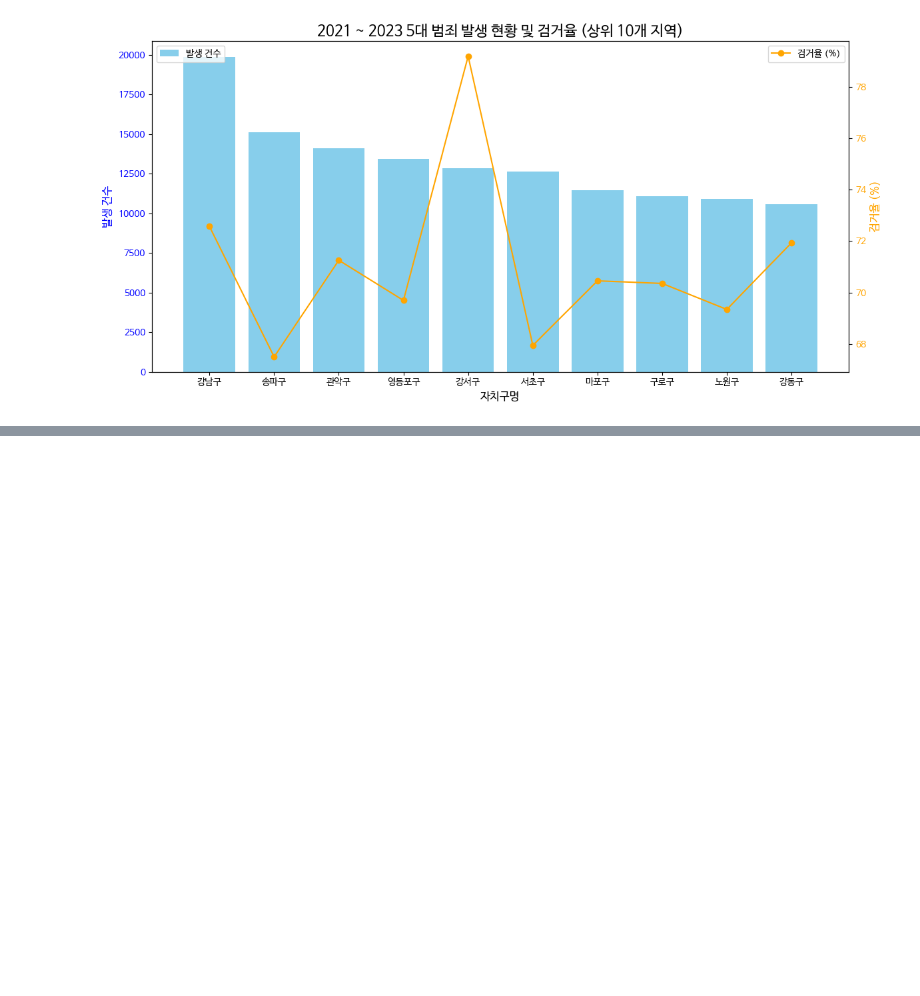
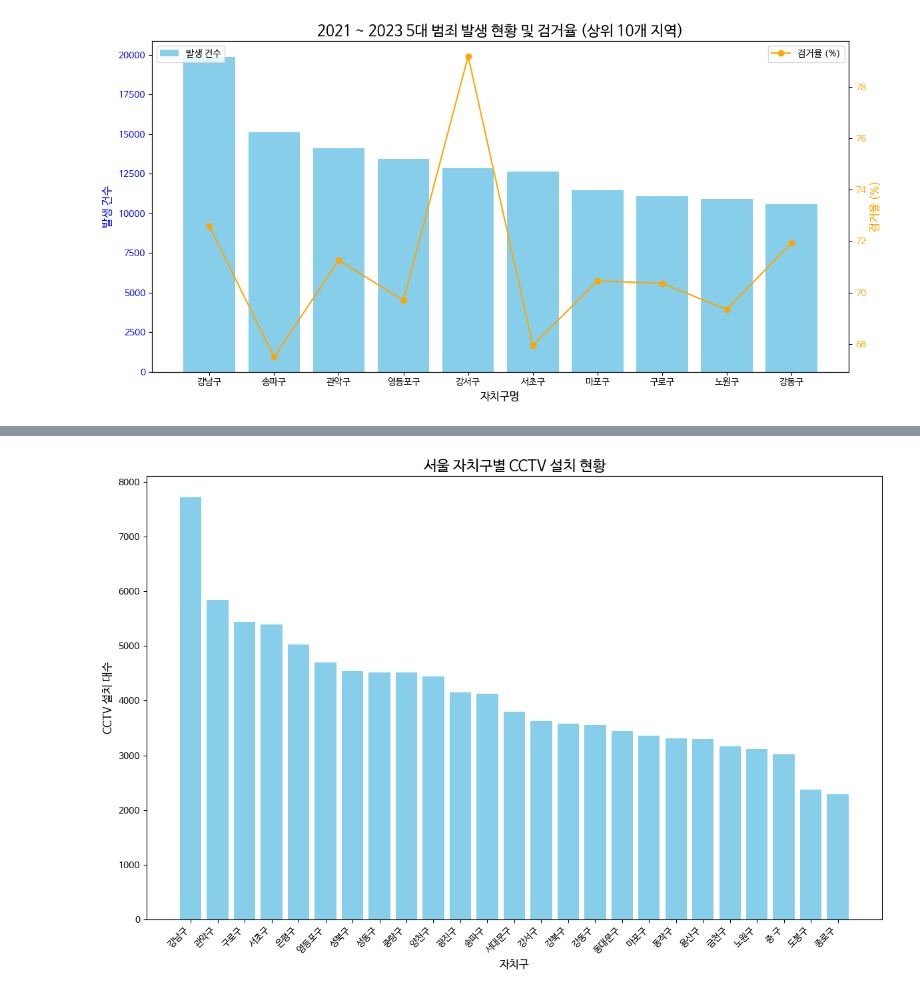
Before and after one commit to CodingCat-Jung/SmartCity, a Jupyter notebook: SmartCity03.ipynb, the cells around one changed output, grey strips where cells are left out. Drawn from its saved outputs; the diff is of its cells as text; code cells hidden in the pictures; blank space fills up the shorter version.

```diff
--- a/SmartCity03.ipynb
+++ b/SmartCity03.ipynb
@@ -139,0 +257,37 @@ for crime in top_locations_by_crime['범죄별'].unique():
+# %%
+# 서울 자치구별 CCTV 설치율 파악하기
+import pandas as pd
+import matplotlib.pyplot as plt
+import matplotlib.font_manager as fm
+
+# 데이터 불러오기
+df = pd.read_excel('서울시 자치구 (연도별) CCTV 설치현황_240630.xlsx')
+
+# print(df.columns)
+
+df_sorted = df.sort_values(by='총계', ascending=False)
+
+# 결과를 새 엑셀 파일로 저장
+df_sorted.to_excel('서울 자치구별 CCTV 설치율 파악.xlsx', index=False)
+
+plt.rc('font', family='NanumBarunGothic')
+
+# 시각화: CCTV 설치율 (막대 그래프)
+plt.figure(figsize=(12, 8))
+plt.bar(df_sorted['구분'], df_sorted['총계'], color='skyblue')
+
+# 그래프 제목 및 축 레이블 설정
+plt.title('서울 자치구별 CCTV 설치 현황', fontsize=16)
+plt.xlabel('자치구', fontsize=12)
+plt.ylabel('CCTV 설치 대수', fontsize=12)
+
+# X축 라벨 회전
+plt.xticks(rotation=45, ha='right', fontsize=10)
+
+# 레이아웃 조정
+plt.tight_layout()
+
+# 그래프 출력
+plt.show()
+# %% [output]
+[figure, added]
```
Also changed, not shown: parts of 4 cells of this notebook.
